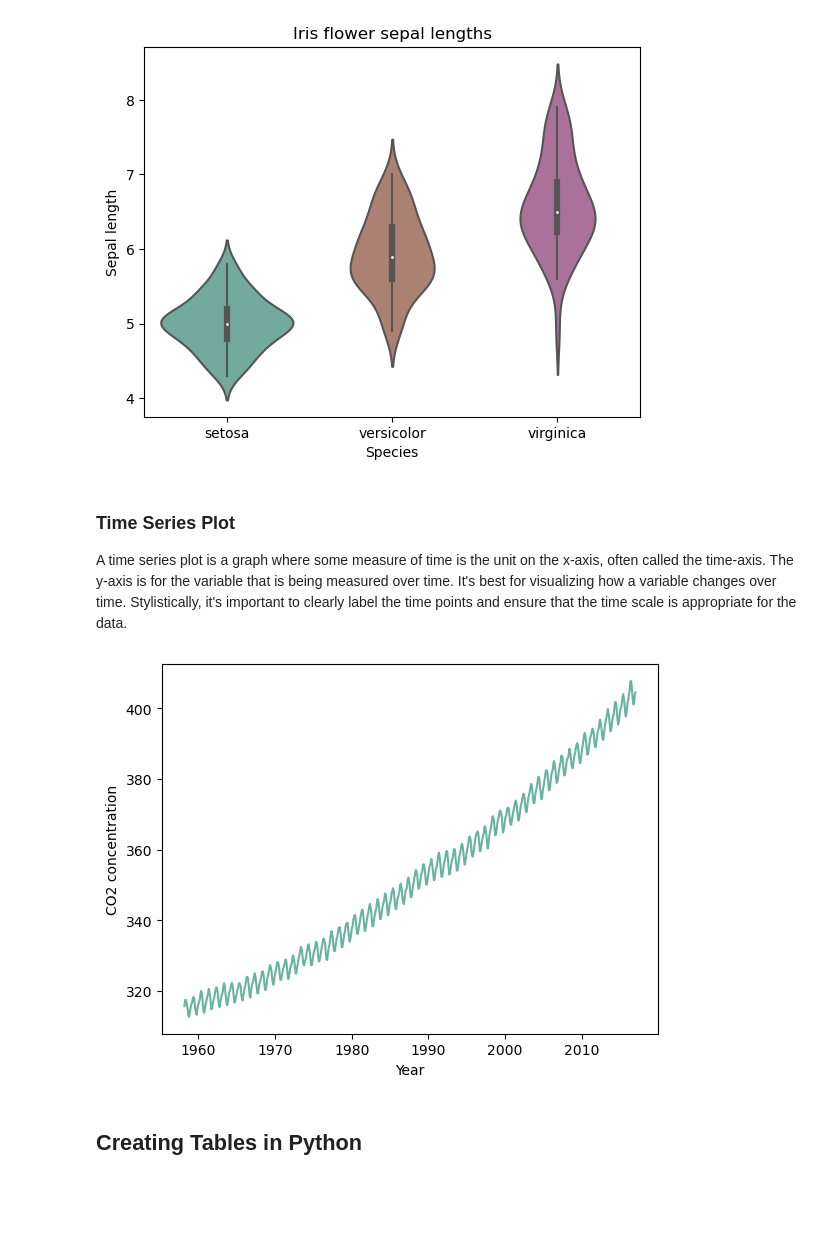
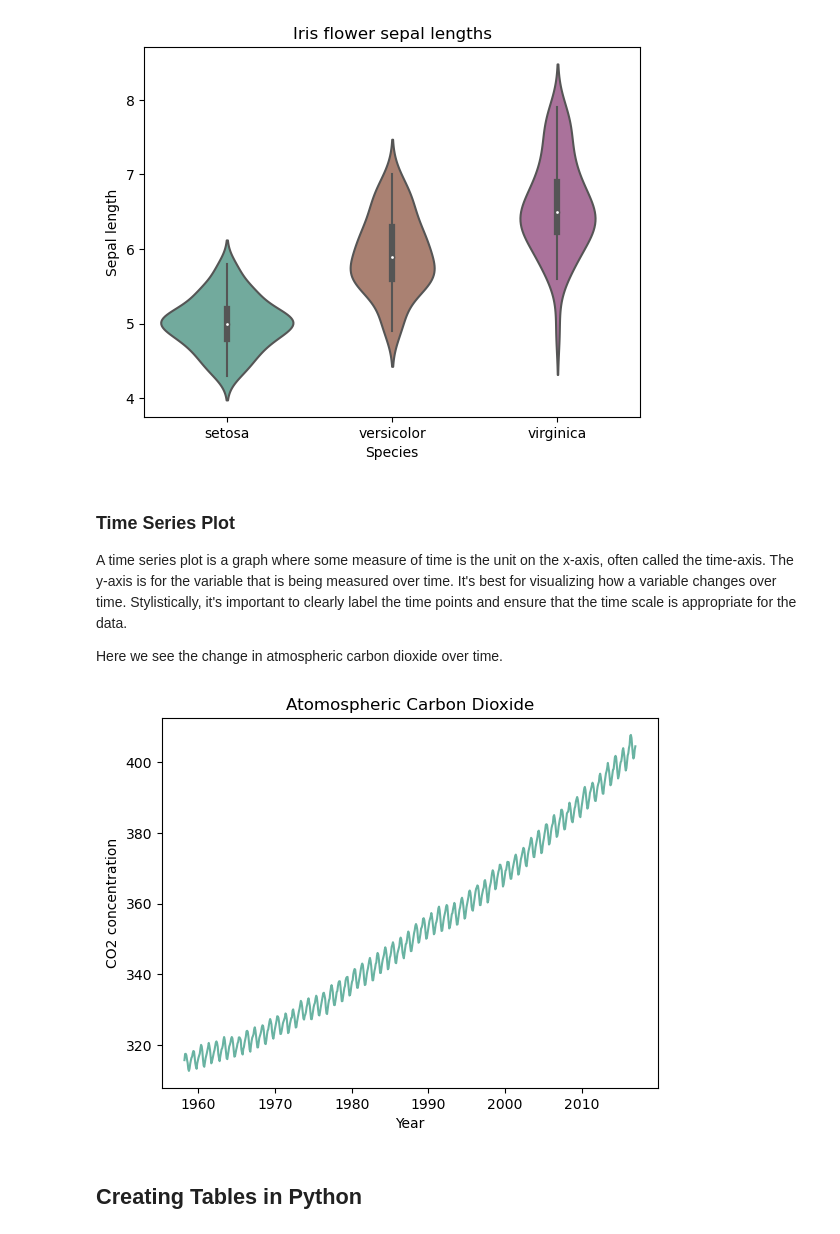
Before and after one commit to lundquist-ecology-lab/biostatistics_with_python, a Jupyter notebook: textbook/03_Displaying_data.ipynb, the cells around one changed output. Drawn from its saved outputs; the diff is of its cells as text; code cells hidden in the pictures; blank space fills up the shorter version.

Commit message:
plot expand

```diff
--- a/textbook/03_Displaying_data.ipynb
+++ b/textbook/03_Displaying_data.ipynb
@@ -174,16 +186,21 @@ plt.show()
 ### Time Series Plot
 
 A time series plot is a graph where some measure of time is the unit on the x-axis, often called the time-axis. The y-axis is for the variable that is being measured over time. It's best for visualizing how a variable changes over time. Stylistically, it's important to clearly label the time points and ensure that the time scale is appropriate for the data.
+
+Here we see the change in atmospheric carbon dioxide over time.
 # %%
 # Time series in Python
 import pandas as pd
+import matplotlib.pyplot as plt
+
 co2 = pd.read_csv('https://raw.githubusercontent.com/datasets/co2-ppm/master/data/co2-mm-mlo.csv')
 
 plt.plot(co2['Decimal Date'], co2['Interpolated'], color = "#69b3a2")
 plt.xlabel('Year')
 plt.ylabel('CO2 concentration')
+plt.title('Atomospheric Carbon Dioxide')
 plt.show()
 # %% [output]
-[figure, old version]
+[figure, new version]
 # %% [markdown]
 ## Creating Tables in Python
```
Also changed, not shown: parts of 10 cells of this notebook, 1 other file.
